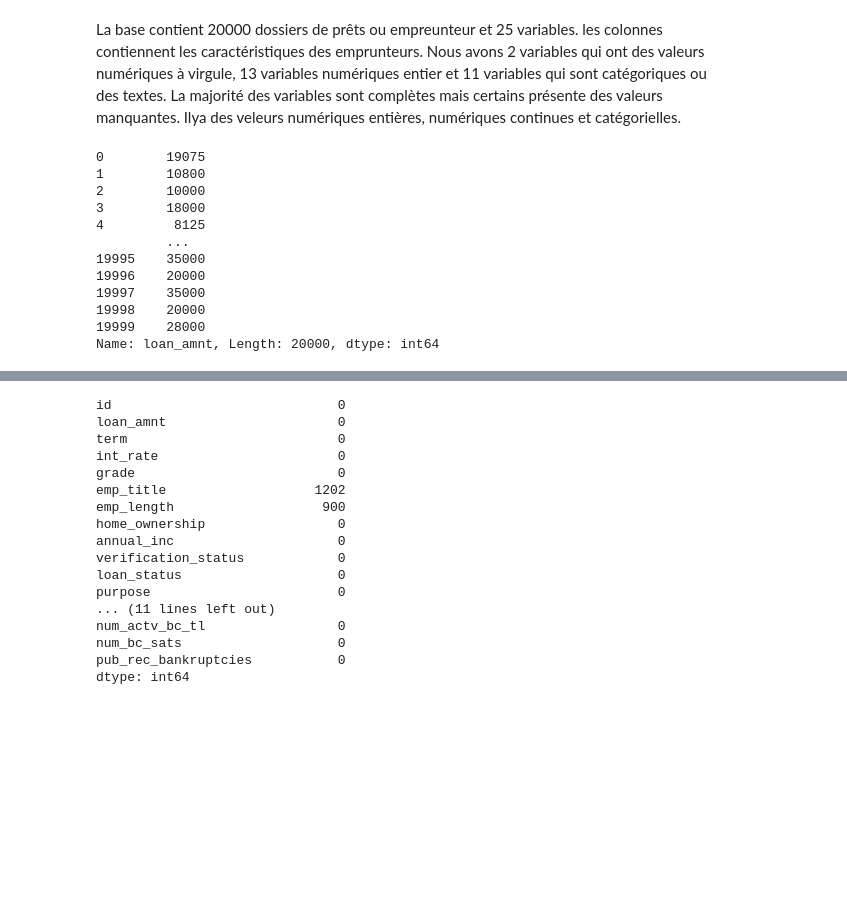
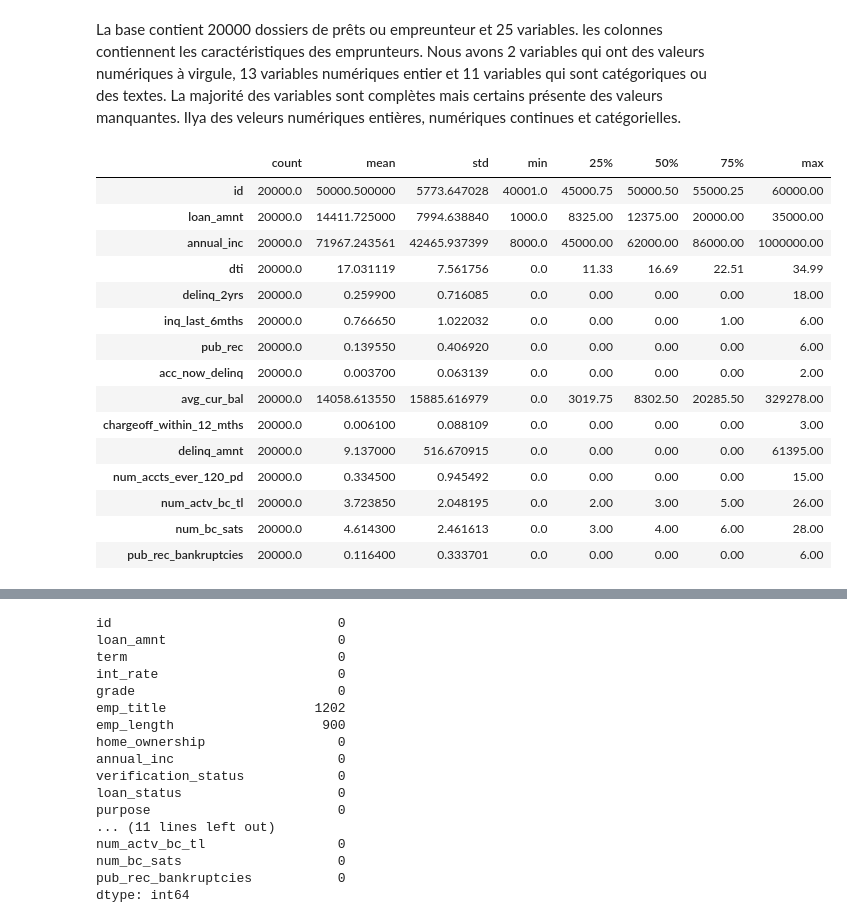
Before and after one commit to fameyou/credit-risk-scoring, a Jupyter notebook: notebooks/01_data_understanding.ipynb, the cells around one changed output, grey strips where cells are left out. Drawn from its saved outputs; the diff is of its cells as text; code cells hidden in the pictures; blank space fills up the shorter version.

```diff
--- a/notebooks/01_data_understanding.ipynb
+++ b/notebooks/01_data_understanding.ipynb
@@ -56,18 +83,23 @@ Index(['id', 'loan_amnt', 'term', 'int_rate', 'grade', 'emp_title',
       dtype='str')
 # %% [markdown]
 La base contient 20000 dossiers de prêts ou empreunteur et 25 variables. les colonnes contiennent les caractéristiques des emprunteurs. Nous avons 2 variables qui ont des valeurs numériques à virgule, 13 variables numériques entier et 11 variables qui sont catégoriques ou des textes. La majorité des variables sont complètes mais certains présente des valeurs manquantes. Ilya des veleurs numériques entières, numériques continues et catégorielles.
-# %%
-df["loan_amnt"]
-# %% [output]
-0        19075
-1        10800
-2        10000
-3        18000
-4         8125
-         ...
-19995    35000
-19996    20000
-19997    35000
-19998    20000
-19999    28000
-Name: loan_amnt, Length: 20000, dtype: int64
+# %%
+# Résumé statistique des variables numériques
+df.describe().T
+# %% [output]
+|  | count | mean | std | min | 25% | 50% | 75% | max |
+| id | 20000.0 | 50000.500000 | 5773.647028 | 40001.0 | 45000.75 | 50000.50 | 55000.25 | 60000.00 |
+| loan_amnt | 20000.0 | 14411.725000 | 7994.638840 | 1000.0 | 8325.00 | 12375.00 | 20000.00 | 35000.00 |
+| annual_inc | 20000.0 | 71967.243561 | 42465.937399 | 8000.0 | 45000.00 | 62000.00 | 86000.00 | 1000000.00 |
+| dti | 20000.0 | 17.031119 | 7.561756 | 0.0 | 11.33 | 16.69 | 22.51 | 34.99 |
+| delinq_2yrs | 20000.0 | 0.259900 | 0.716085 | 0.0 | 0.00 | 0.00 | 0.00 | 18.00 |
+| inq_last_6mths | 20000.0 | 0.766650 | 1.022032 | 0.0 | 0.00 | 0.00 | 1.00 | 6.00 |
+| pub_rec | 20000.0 | 0.139550 | 0.406920 | 0.0 | 0.00 | 0.00 | 0.00 | 6.00 |
+| acc_now_delinq | 20000.0 | 0.003700 | 0.063139 | 0.0 | 0.00 | 0.00 | 0.00 | 2.00 |
+| avg_cur_bal | 20000.0 | 14058.613550 | 15885.616979 | 0.0 | 3019.75 | 8302.50 | 20285.50 | 329278.00 |
+| chargeoff_within_12_mths | 20000.0 | 0.006100 | 0.088109 | 0.0 | 0.00 | 0.00 | 0.00 | 3.00 |
+| delinq_amnt | 20000.0 | 9.137000 | 516.670915 | 0.0 | 0.00 | 0.00 | 0.00 | 61395.00 |
+| num_accts_ever_120_pd | 20000.0 | 0.334500 | 0.945492 | 0.0 | 0.00 | 0.00 | 0.00 | 15.00 |
+| num_actv_bc_tl | 20000.0 | 3.723850 | 2.048195 | 0.0 | 2.00 | 3.00 | 5.00 | 26.00 |
+| num_bc_sats | 20000.0 | 4.614300 | 2.461613 | 0.0 | 3.00 | 4.00 | 6.00 | 28.00 |
+| pub_rec_bankruptcies | 20000.0 | 0.116400 | 0.333701 | 0.0 | 0.00 | 0.00 | 0.00 | 6.00 |
```
Also changed, not shown: parts of 21 cells of this notebook, 10 other files.
